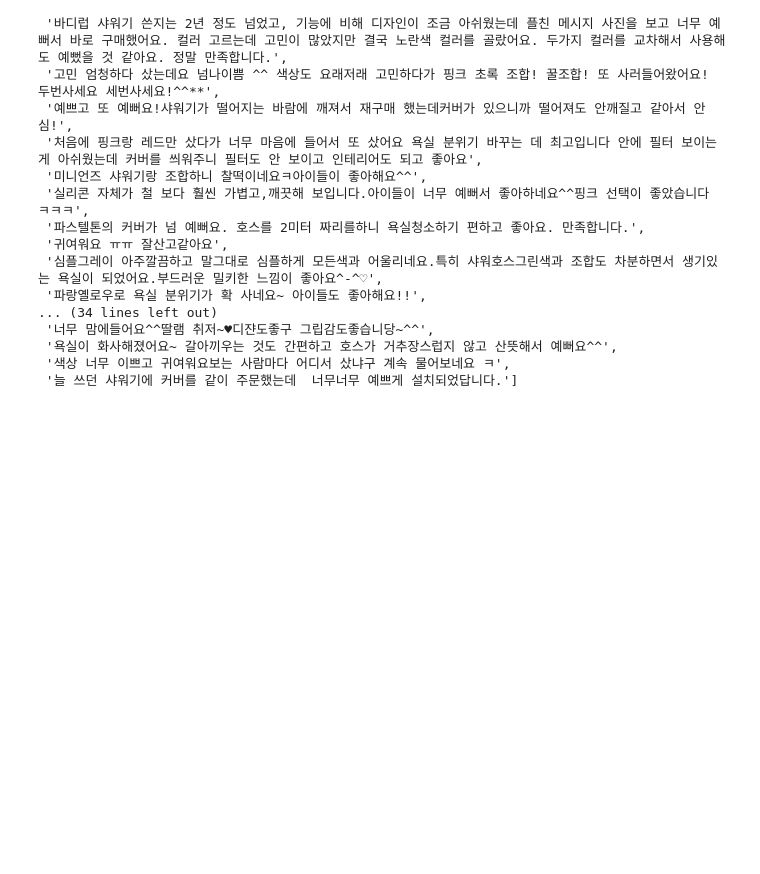
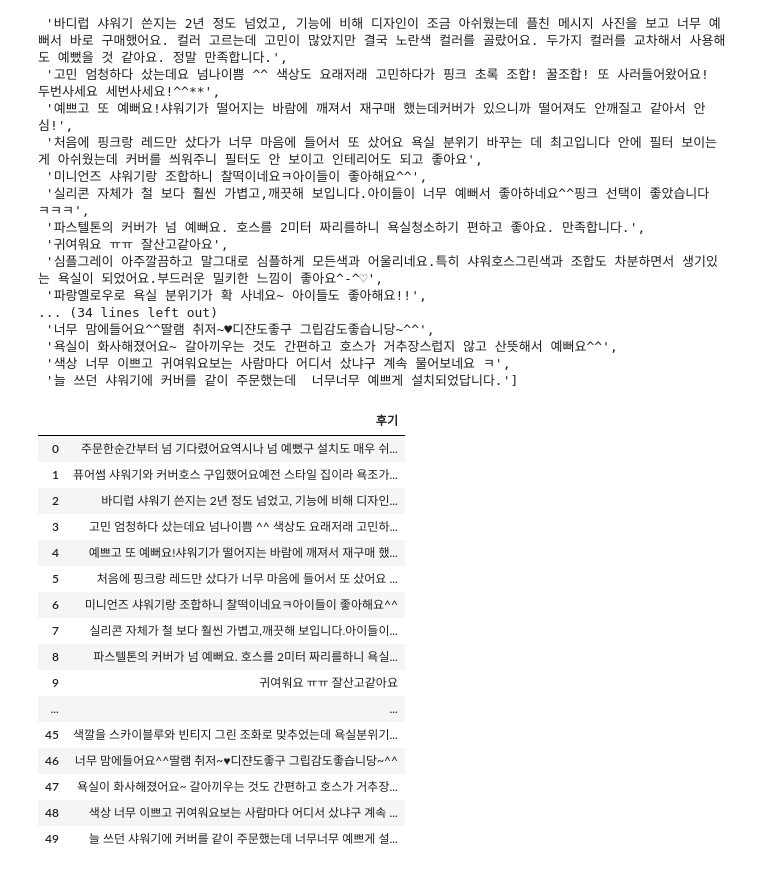
Before and after one commit to Rangbit/Python_study, a Jupyter notebook: Clawling/03바디럽페이지 데이터수집.ipynb, the cells around one changed output. Saved outputs shown, nothing was run; the diff lists cells and outputs as text; code cells hidden in the pictures; blank space fills up the shorter version.

```diff
--- a/Clawling/03바디럽페이지 데이터수집.ipynb
+++ b/Clawling/03바디럽페이지 데이터수집.ipynb
@@ -151,0 +154,23 @@ from tqdm import tqdm_notebook as tq
+# %%
+dic = {'후기' : review_list}
+# %%
+re_df = pd.DataFrame(dic)
+re_df
+# %% [output]
+|  | 후기 |
+| 0 | 주문한순간부터 넘 기다렸어요역시나 넘 예뻤구 설치도 매우 쉬... |
+| 1 | 퓨어썸 샤워기와 커버호스 구입했어요예전 스타일 집이라 욕조가... |
+| 2 | 바디럽 샤워기 쓴지는 2년 정도 넘었고, 기능에 비해 디자인... |
+| 3 | 고민 엄청하다 샀는데요 넘나이쁨 ^^ 색상도 요래저래 고민하... |
+| 4 | 예쁘고 또 예뻐요!샤워기가 떨어지는 바람에 깨져서 재구매 했... |
+| 5 | 처음에 핑크랑 레드만 샀다가 너무 마음에 들어서 또 샀어요 ... |
+| 6 | 미니언즈 샤워기랑 조합하니 찰떡이네요ㅋ아이들이 좋아해요^^ |
+| 7 | 실리콘 자체가 철 보다 훨씬 가볍고,깨끗해 보입니다.아이들이... |
+| 8 | 파스텔톤의 커버가 넘 예뻐요. 호스를 2미터 짜리를하니 욕실... |
+| 9 | 귀여워요 ㅠㅠ 잘산고같아요 |
+| ... | ... |
+| 45 | 색깔을 스카이블루와 빈티지 그린 조화로 맞추었는데 욕실분위기... |
+| 46 | 너무 맘에들어요^^딸램 취저~♥︎디쟌도좋구 그립감도좋습니당~^^ |
+| 47 | 욕실이 화사해졌어요~ 갈아끼우는 것도 간편하고 호스가 거추장... |
+| 48 | 색상 너무 이쁘고 귀여워요보는 사람마다 어디서 샀냐구 계속 ... |
+| 49 | 늘 쓰던 샤워기에 커버를 같이 주문했는데 너무너무 예쁘게 설... |
```
Also changed, not shown: parts of 9 cells of this notebook, 2 other files.
